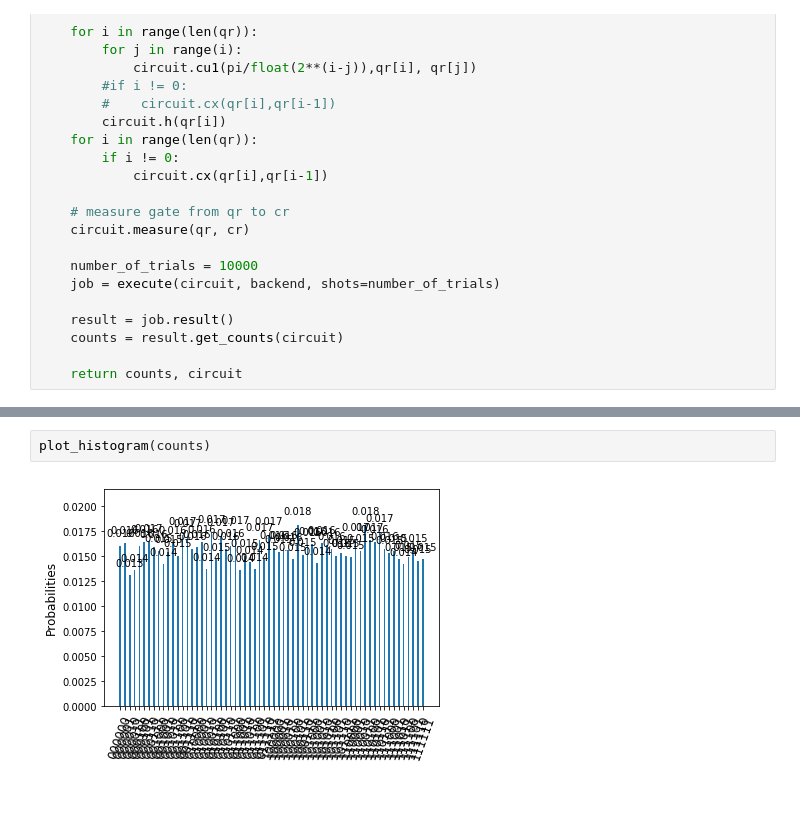
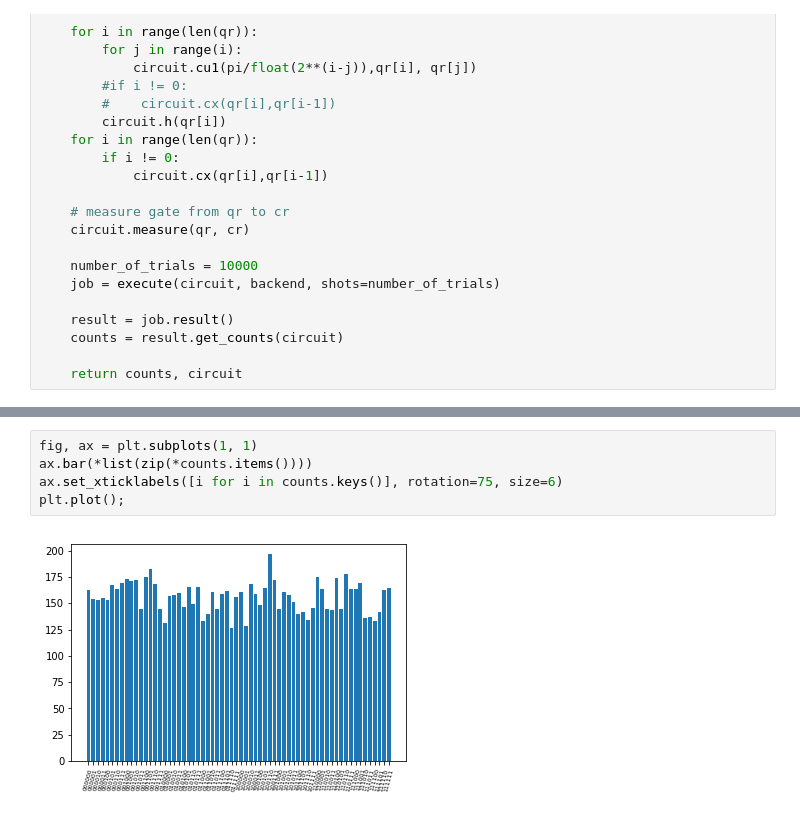
Before and after one commit to QML-UOS/quantum-fourier-transform-demo-beautifulsoupday3, a Jupyter notebook: Day3_ImplementationOfTheQuantumFourierTransform.ipynb, the cells around one changed output, grey strips where cells are left out. Saved outputs shown, nothing was run; the diff lists cells and outputs as text.

```diff
--- a/Day3_ImplementationOfTheQuantumFourierTransform.ipynb
+++ b/Day3_ImplementationOfTheQuantumFourierTransform.ipynb
@@ -143,4 +143,7 @@ circuit_drawer(circuit)
-# %%
-plot_histogram(counts)
-# %% [output]
-[figure, removed]
+# %%
+fig, ax = plt.subplots(1, 1)
+ax.bar(*list(zip(*counts.items())))
+ax.set_xticklabels([i for i in counts.keys()], rotation=75, size=6)
+plt.plot();
+# %% [output]
+[figure, added]
```
Also changed, not shown: parts of 5 cells of this notebook.
